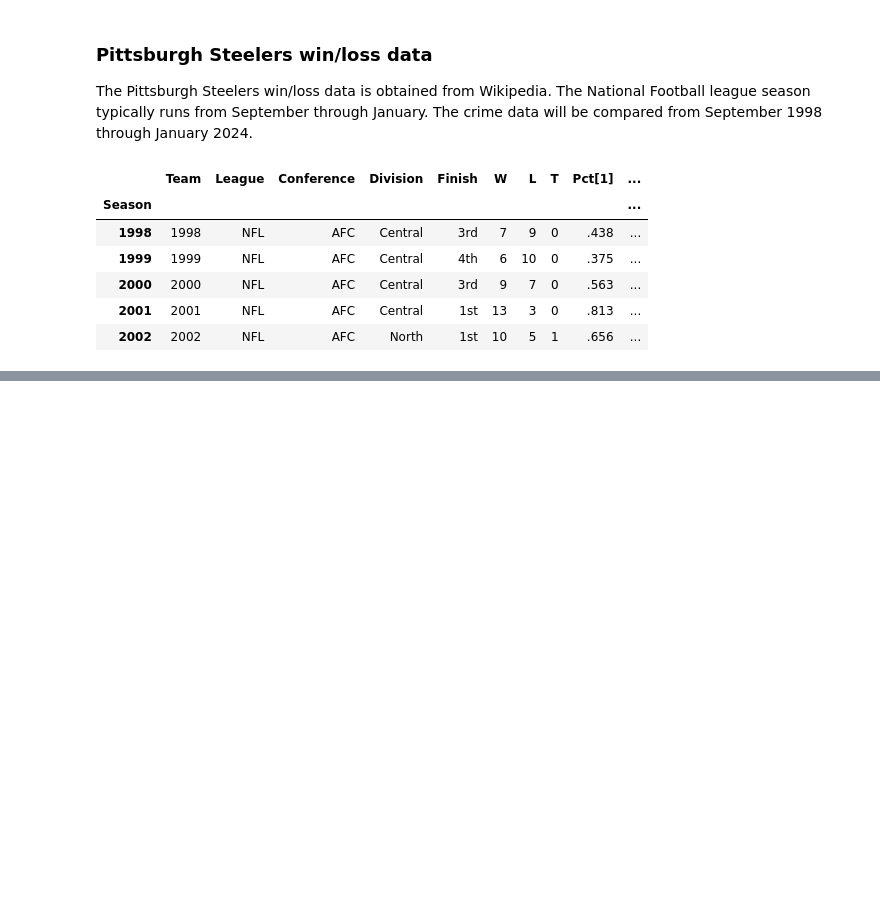
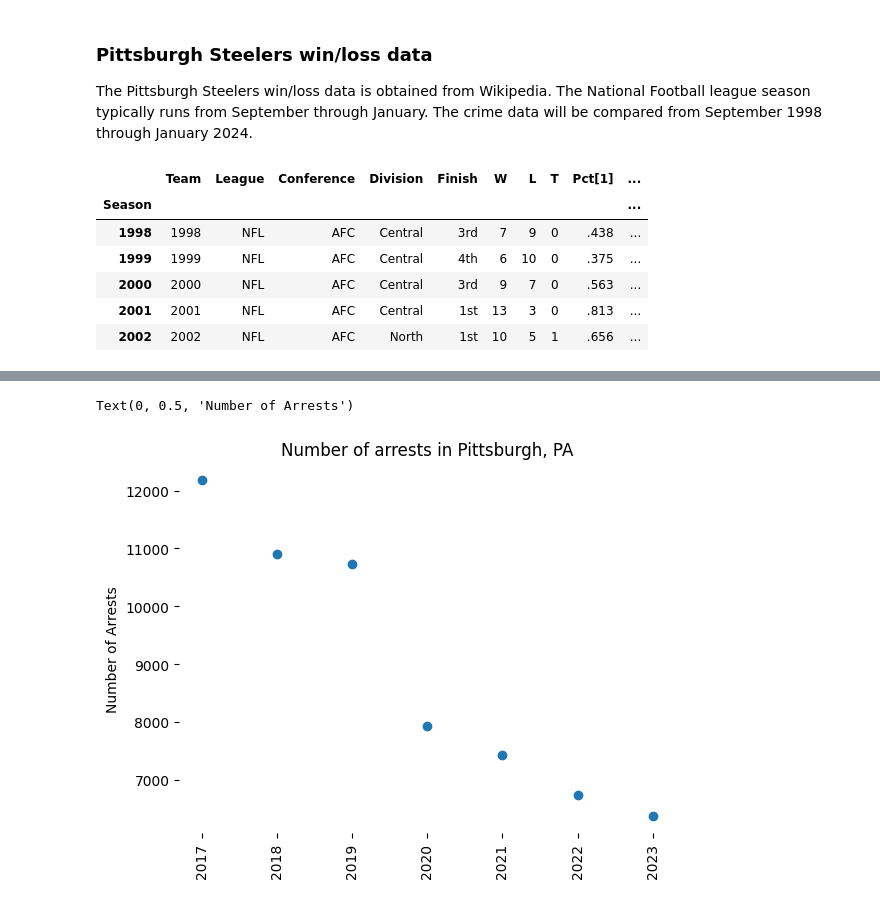
Before and after one commit to calebrauscher/University_of_Michigan, a Jupyter notebook: Applied Plotting/Assignment 4/assignment4.ipynb, the cells around one changed output, grey strips where cells are left out. Cells and saved outputs as stored; diff of their text form; code cells hidden in the pictures; blank space fills up the shorter version.

```diff
--- a/Applied Plotting/Assignment 4/assignment4.ipynb
+++ b/Applied Plotting/Assignment 4/assignment4.ipynb
@@ -123,0 +142,10 @@ steelers.head()
+# %%
+number_of_arrests = crime[crime["YEAR"] >= 2017].groupby("YEAR")["ARRESTTIME"].count()
+plt.scatter(x=number_of_arrests.index, y=number_of_arrests)
+plt.box(False)
+plt.title("Number of arrests in Pittsburgh, PA")
+plt.xticks(rotation=90);
+plt.ylabel("Number of Arrests")
+# %% [output]
+Text(0, 0.5, 'Number of Arrests')
+[figure, added]
```
Also changed, not shown: parts of 20 cells of this notebook.
